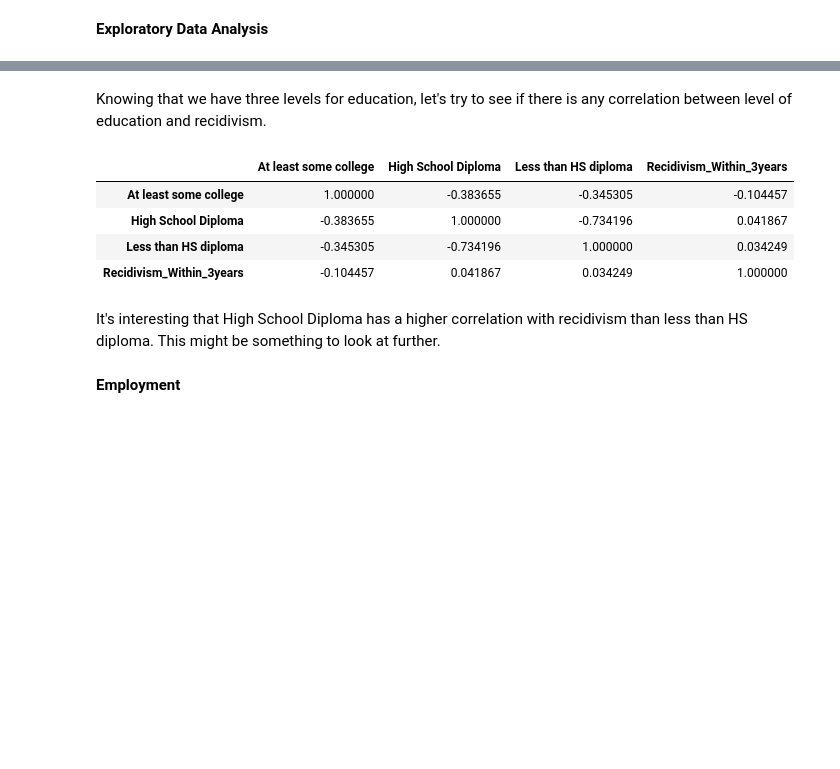
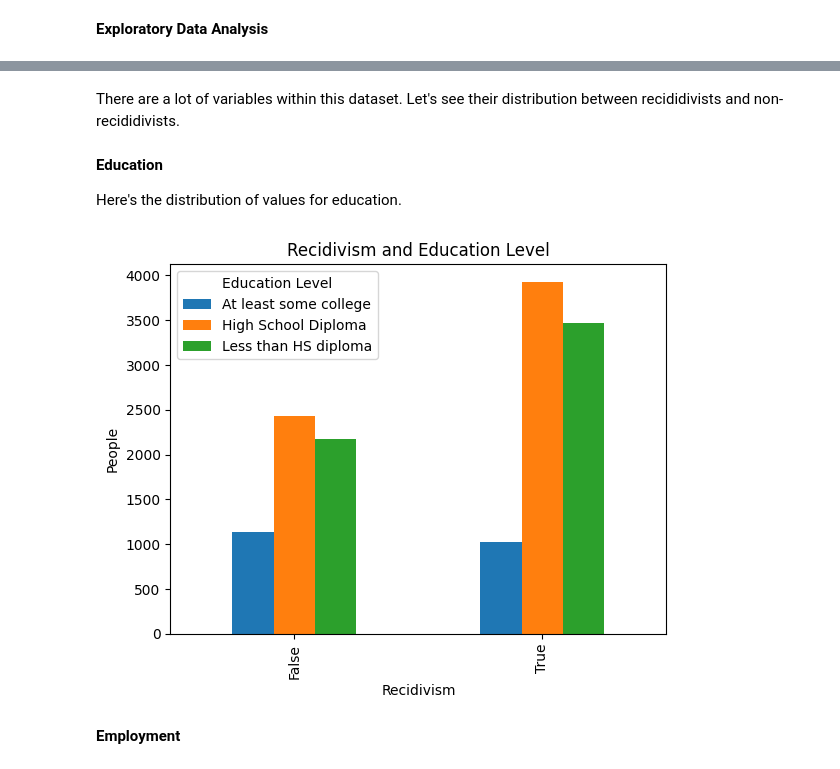
Before and after one commit to Charles-OBert/Recidivism, a Jupyter notebook: Recidivism.ipynb, the cells around one changed output, grey strips where cells are left out. Cells and saved outputs as stored; diff of their text form; code cells hidden in the pictures; blank space fills up the shorter version.

```diff
--- a/Recidivism.ipynb
+++ b/Recidivism.ipynb
@@ -51,0 +42,12 @@ rec.drop(columns=['Dependents','Prison_Years','Training_Sample'],inplace=True)
+# %%
+#Overall tidying
+rec.dropna(inplace=True) # gets rid of any entries with NaN in them
+rec.set_index(['ID'], inplace=True) # sets ID as Index
+rec.drop(rec.columns[49:], axis=1, inplace=True) #drop columns
+#Map values into binary 1 and 0
+rec['Gang_Affiliated']=rec['Gang_Affiliated'].map({True: 1, False: 0})
+rec['Race']=rec['Race'].map({'BLACK': 1, 'WHITE': 0})
+rec['Gender']=rec['Gender'].map({'M': 1, 'F': 0})
+#Change value into string
+rec['Residence_PUMA']=rec['Residence_PUMA'].astype(str)
+rec.head()
@@ -76,16 +84,0 @@ Clearly a lot of these columns do not have an accurate dtype. Let's fix that.
-# %%
-# We changed all of the columns with bool values into int values to make it easier for ml later
-
-for column in rec.columns:
-  if rec[column].dtypes == bool:
-    rec[column] = rec[column].astype(int)
-
-# Assign range of numerical values to an arbitrary number that makes it distinguishable from other data
-category_mappings = {'2 or more': 200,'3 or more': 300,  '4 or more': 400, '5 or more': 500, '6 or more': 600, '10 or more': 1000}
-
-# Iterate through columns
-for col in rec.columns:
-    if rec[col].dtype == 'object':
-        for category, value in category_mappings.items():
-            if category in rec[col].unique():
-                rec[col] = rec[col].replace(category, value).astype(int)
@@ -92,3 +87,8 @@ for col in rec.columns:
+# %%
+for column in rec.columns:
+  if rec[column].dtypes == bool:
+    rec[column] = rec[column].astype(int)
+rec['Residence_PUMA']=rec['Residence_PUMA'].astype(str)
 # %% [markdown]
 Now the dtypes are much more accurate.
 # %%
@@ -128,17 +116,21 @@ Name: count, dtype: int64
-# %% [markdown]
-Knowing that we have three levels for education, let's try to see if there is any correlation between level of education and recidivism.
-# %%
-Educ_corr = pd.get_dummies(rec["Education_Level"]).astype(int) #Create new dataframe with three binary numeric variables for education
-Educ_corr['Recidivism_Within_3years']=rec["Recidivism_Within_3years"] #added recidivism binary variable
-Educ_corr.corr() #Create correlation matrix
-# %% [output]
-|  | At least some college | High School Diploma | Less than HS diploma | Recidivism_Within_3years |
-| At least some college | 1.000000 | -0.383655 | -0.345305 | -0.104457 |
-| High School Diploma | -0.383655 | 1.000000 | -0.734196 | 0.041867 |
-| Less than HS diploma | -0.345305 | -0.734196 | 1.000000 | 0.034249 |
-| Recidivism_Within_3years | -0.104457 | 0.041867 | 0.034249 | 1.000000 |
-# %% [markdown]
-It's interesting that High School Diploma has a higher correlation with recidivism than less than HS diploma. This might be something to look at further.
+# %% [markdown]
+There are a lot of variables within this dataset. Let's see their distribution between recididivists and non-recididivists.
+# %% [markdown]
+**Education**
+
+Here's the distribution of values for education.
+# %%
+import matplotlib.pyplot as plt
+Edu_dist = rec.groupby('Recidivism_Within_3years')['Education_Level'].value_counts().unstack()
+Edu_dist.plot.bar()
+plt.title('Recidivism and Education Level')
+plt.xlabel('Recidivism')
+plt.ylabel('People')
+plt.xticks([0, 1], ['False', 'True'])
+plt.legend(title='Education Level')
+plt.show()
+# %% [output]
+[figure, added]
 # %% [markdown]
 **Employment**
 # %% [markdown]
```
Also changed, not shown: parts of 30 cells of this notebook, 1 other file.
